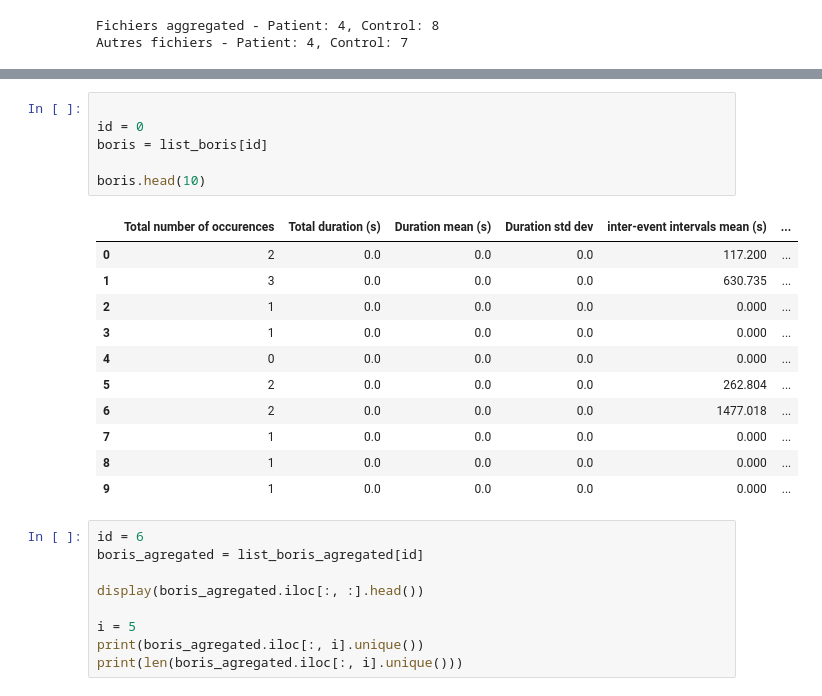
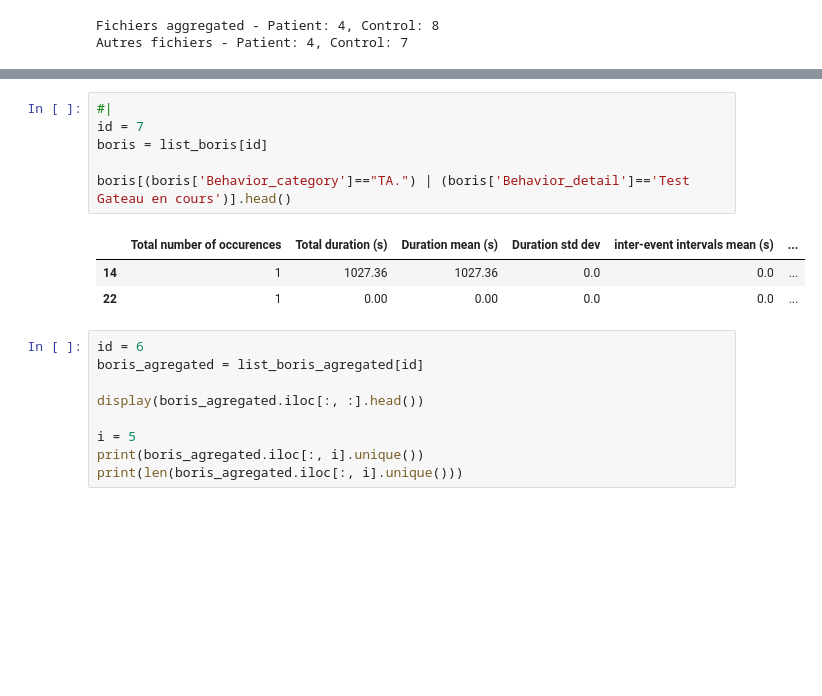
Before and after one commit to AxENSRennes/project_medecin, a Jupyter notebook: notebooks/first_model_boris_G.ipynb, the cells around one changed output, grey strips where cells are left out. Drawn from its saved outputs; the diff is of its cells as text; blank space fills up the shorter version.

```diff
--- a/notebooks/first_model_boris_G.ipynb
+++ b/notebooks/first_model_boris_G.ipynb
@@ -112,23 +112,15 @@ Data columns (total 9 columns):
 dtypes: float64(3), object(4)
 memory usage: 4.9+ KB
 # %%
-
-id = 0
+#|
+id = 7
 boris = list_boris[id]
 
-boris.head(10)
+boris[(boris['Behavior_category']=="TA.") | (boris['Behavior_detail']=='Test Gateau en cours')].head()
 # %% [output]
 |  | Total number of occurences | Total duration (s) | Duration mean (s) | Duration std dev | inter-event intervals mean (s) | ... |
-| 0 | 2 | 0.0 | 0.0 | 0.0 | 117.200 | ... |
-| 1 | 3 | 0.0 | 0.0 | 0.0 | 630.735 | ... |
-| 2 | 1 | 0.0 | 0.0 | 0.0 | 0.000 | ... |
-| 3 | 1 | 0.0 | 0.0 | 0.0 | 0.000 | ... |
-| 4 | 0 | 0.0 | 0.0 | 0.0 | 0.000 | ... |
-| 5 | 2 | 0.0 | 0.0 | 0.0 | 262.804 | ... |
-| 6 | 2 | 0.0 | 0.0 | 0.0 | 1477.018 | ... |
-| 7 | 1 | 0.0 | 0.0 | 0.0 | 0.000 | ... |
-| 8 | 1 | 0.0 | 0.0 | 0.0 | 0.000 | ... |
-| 9 | 1 | 0.0 | 0.0 | 0.0 | 0.000 | ... |
+| 14 | 1 | 1027.36 | 1027.36 | 0.0 | 0.0 | ... |
+| 22 | 1 | 0.00 | 0.00 | 0.0 | 0.0 | ... |
 # %%
 id = 6
 boris_agregated = list_boris_agregated[id]
```
Also changed, not shown: parts of 22 cells of this notebook, 5 other files.
